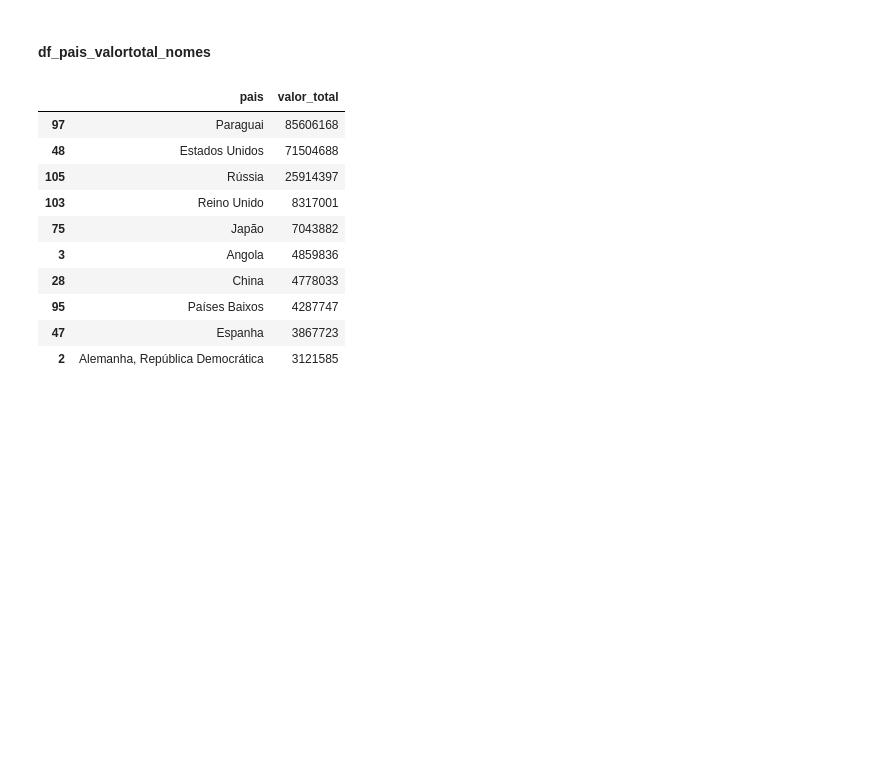
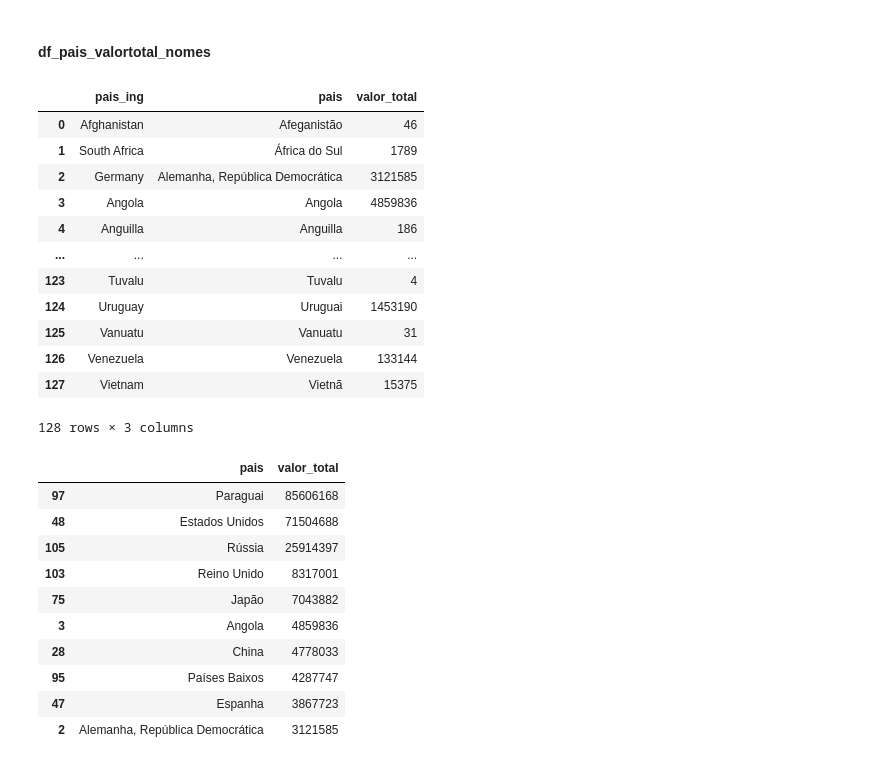
Before and after one commit to Leandro-Braga/wine_techchallenge-, a Jupyter notebook: notebook_testes/Vinicula.ipynb, the cells around one changed output. Drawn from its saved outputs; the diff is of its cells as text; code cells hidden in the pictures; blank space fills up the shorter version.

```diff
--- a/notebook_testes/Vinicula.ipynb
+++ b/notebook_testes/Vinicula.ipynb
@@ -1208,11 +1206,25 @@ px.area(df_aux18, x="Ano", y='Populacao')
 # %%
-df_pais_valortotal_nomes = pd.merge(df_pais_valortotal, df_pais_continet, how='left', on='pais')
+df_pais_valortotal_nomes = pd.merge(df_pais_valortotal, df_pais_continet_destino, how='left', on='pais')
 
 filtro_paistotal = ['pais_ing', 'pais', 'valor_total']
 
 # filtro_paistotal = ['pais_ing', 'pais','valor_total', 'norm', 'cor']
 df_pais_valortotal_nomes = df_pais_valortotal_nomes[filtro_paistotal]
 df_pais_valortotal_nomes
+# %% [output]
+|  | pais_ing | pais | valor_total |
+| 0 | Afghanistan | Afeganistão | 46 |
+| 1 | South Africa | África do Sul | 1789 |
+| 2 | Germany | Alemanha, República Democrática | 3121585 |
+| 3 | Angola | Angola | 4859836 |
+| 4 | Anguilla | Anguilla | 186 |
+| ... | ... | ... | ... |
+| 123 | Tuvalu | Tuvalu | 4 |
+| 124 | Uruguay | Uruguai | 1453190 |
+| 125 | Vanuatu | Vanuatu | 31 |
+| 126 | Venezuela | Venezuela | 133144 |
+| 127 | Vietnam | Vietnã | 15375 |
+128 rows × 3 columns
 # %%
 df_valor10paise = df_pais_valortotal_nomes[['pais', 'valor_total']].sort_values(by='valor_total', ascending=False).head(10)
 df_valor10paise
```
Also changed, not shown: parts of 27 cells of this notebook, 3 other files.
